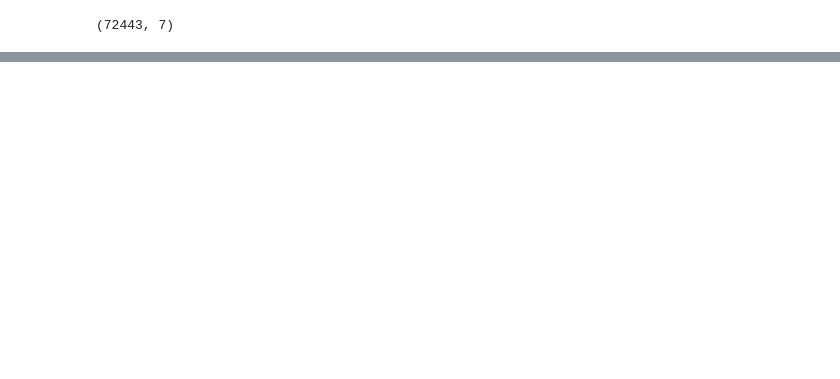
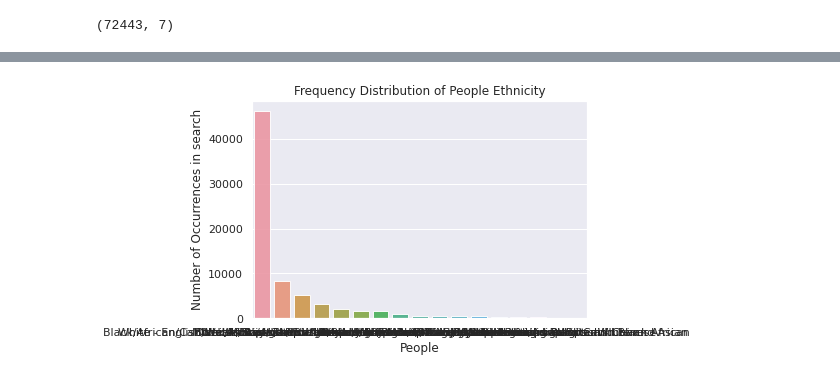
Before and after one commit to ah20776/CE888---Assignment, a Jupyter notebook: Ethnicity in UK Policing/newbias.ipynb, the cells around one changed output, grey strips where cells are left out. Cells and saved outputs as stored; diff of their text form; code cells hidden in the pictures; blank space fills up the shorter version.

```diff
--- a/Ethnicity in UK Policing/newbias.ipynb
+++ b/Ethnicity in UK Policing/newbias.ipynb
@@ -327,0 +391,13 @@ AttributeError: ignored
+# %%
+%matplotlib inline
+import seaborn as sns
+import matplotlib.pyplot as plt
+people_count = data['self_defined_ethnicity'].value_counts()
+sns.set(style="darkgrid")
+sns.barplot(people_count.index, people_count.values, alpha=0.9)
+plt.title('Frequency Distribution of People Ethnicity')
+plt.ylabel('Number of Occurrences in search', fontsize=12)
+plt.xlabel('People', fontsize=12)
+plt.show()
+# %% [output]
+[figure, added]
```
Also changed, not shown: parts of 9 cells of this notebook.
